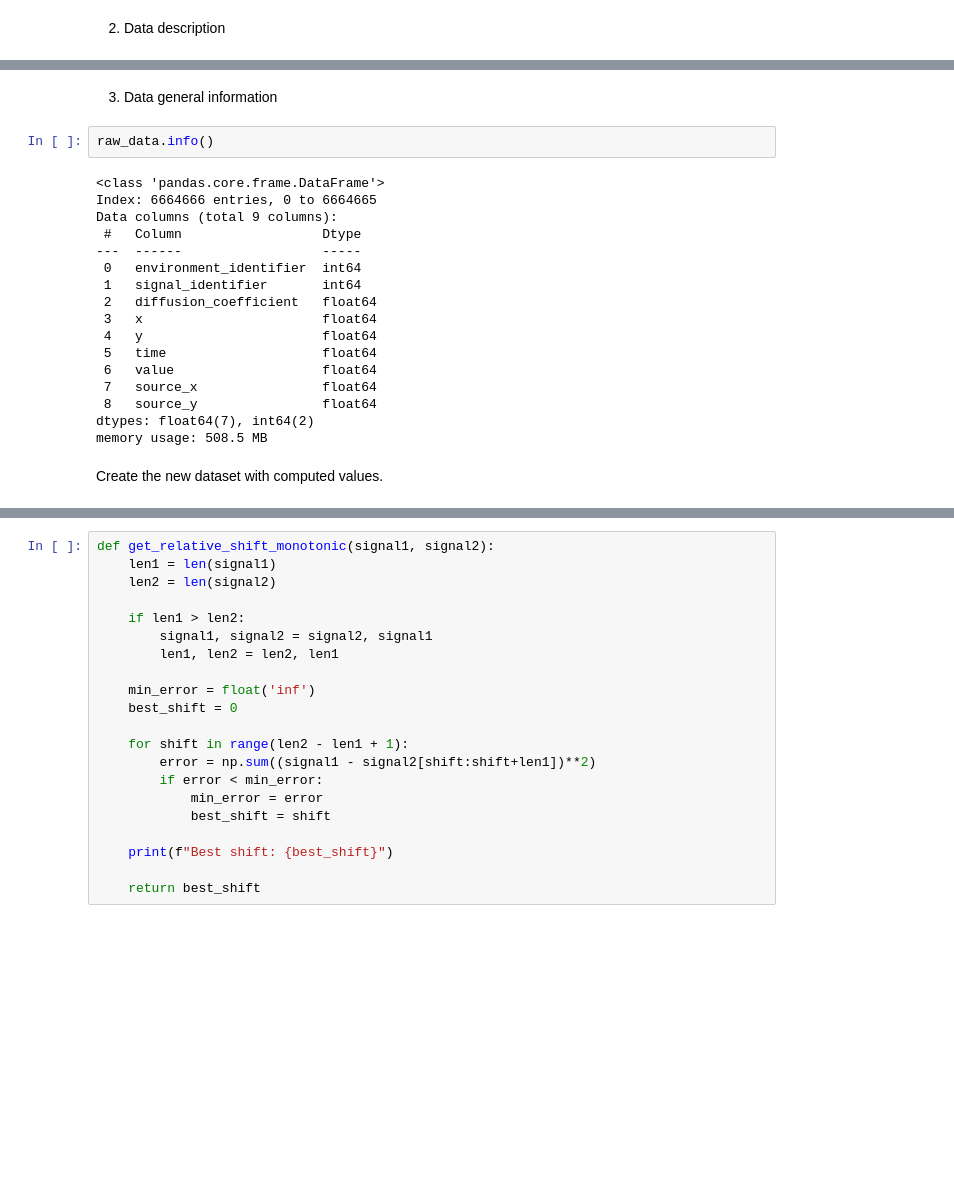
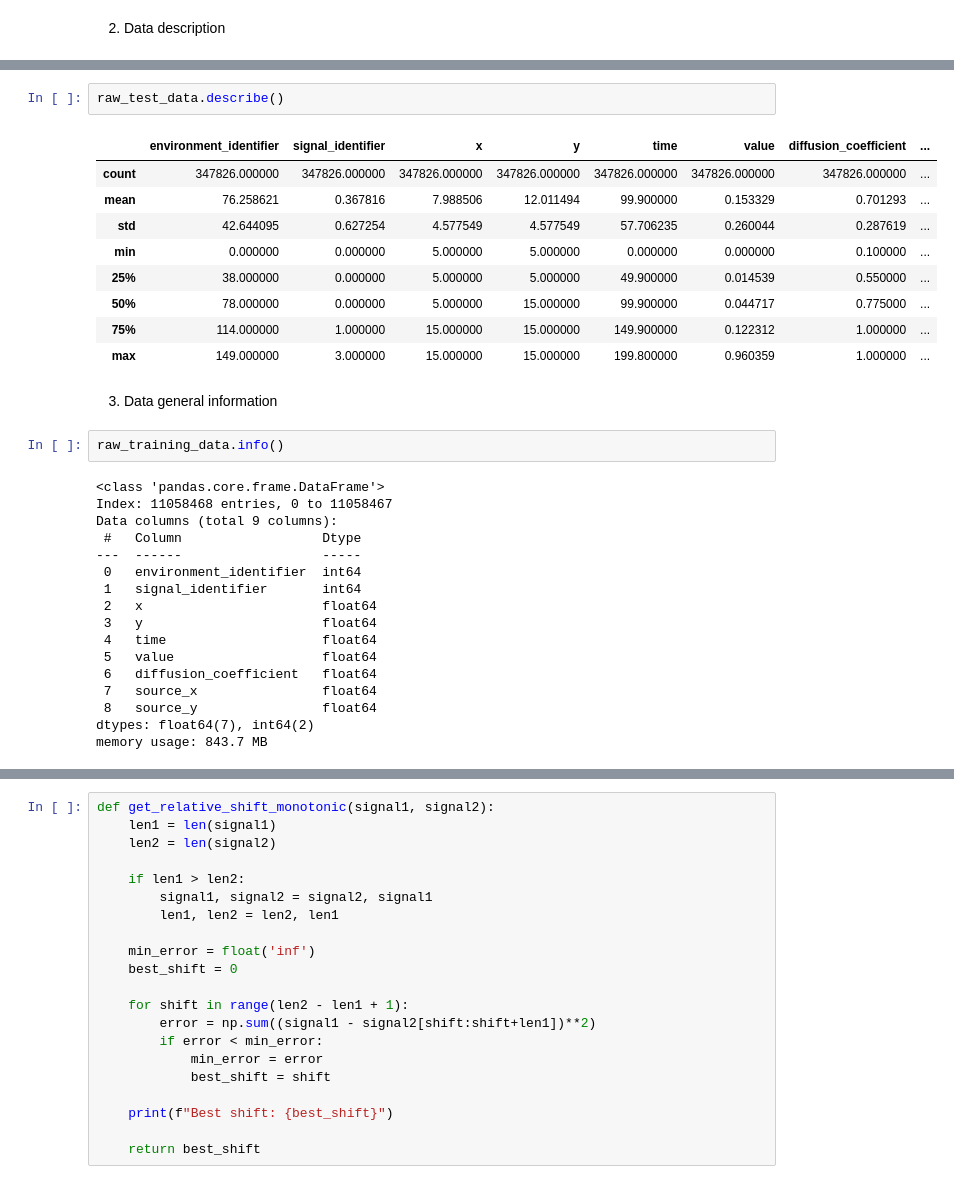
Before and after one commit to AlixANNERAUD/Odor_localization, a Jupyter notebook: Simulation/Preprocessing.ipynb, the cells around one changed output, grey strips where cells are left out. Saved outputs shown, nothing was run; the diff lists cells and outputs as text; blank space fills up the shorter version.

```diff
--- a/Simulation/Preprocessing.ipynb
+++ b/Simulation/Preprocessing.ipynb
@@ -45,23 +59,33 @@ raw_data.describe()
+# %%
+raw_test_data.describe()
+# %% [output]
+|  | environment_identifier | signal_identifier | x | y | time | value | diffusion_coefficient | ... |
+| count | 347826.000000 | 347826.000000 | 347826.000000 | 347826.000000 | 347826.000000 | 347826.000000 | 347826.000000 | ... |
+| mean | 76.258621 | 0.367816 | 7.988506 | 12.011494 | 99.900000 | 0.153329 | 0.701293 | ... |
+| std | 42.644095 | 0.627254 | 4.577549 | 4.577549 | 57.706235 | 0.260044 | 0.287619 | ... |
+| min | 0.000000 | 0.000000 | 5.000000 | 5.000000 | 0.000000 | 0.000000 | 0.100000 | ... |
+| 25% | 38.000000 | 0.000000 | 5.000000 | 5.000000 | 49.900000 | 0.014539 | 0.550000 | ... |
+| 50% | 78.000000 | 0.000000 | 5.000000 | 15.000000 | 99.900000 | 0.044717 | 0.775000 | ... |
+| 75% | 114.000000 | 1.000000 | 15.000000 | 15.000000 | 149.900000 | 0.122312 | 1.000000 | ... |
+| max | 149.000000 | 3.000000 | 15.000000 | 15.000000 | 199.800000 | 0.960359 | 1.000000 | ... |
 # %% [markdown]
 3. Data general information
 # %%
-raw_data.info()
+raw_training_data.info()
 # %% [output]
 <class 'pandas.core.frame.DataFrame'>
-Index: 6664666 entries, 0 to 6664665
+Index: 11058468 entries, 0 to 11058467
 Data columns (total 9 columns):
  #   Column                  Dtype
 ---  ------                  -----
  0   environment_identifier  int64
  1   signal_identifier       int64
- 2   diffusion_coefficient   float64
- 3   x                       float64
- 4   y                       float64
- 5   time                    float64
- 6   value                   float64
+ 2   x                       float64
+ 3   y                       float64
+ 4   time                    float64
+ 5   value                   float64
+ 6   diffusion_coefficient   float64
  7   source_x                float64
  8   source_y                float64
 dtypes: float64(7), int64(2)
-memory usage: 508.5 MB
+memory usage: 843.7 MB
-# %% [markdown]
-Create the new dataset with computed values.
```
Also changed, not shown: parts of 29 cells of this notebook.
